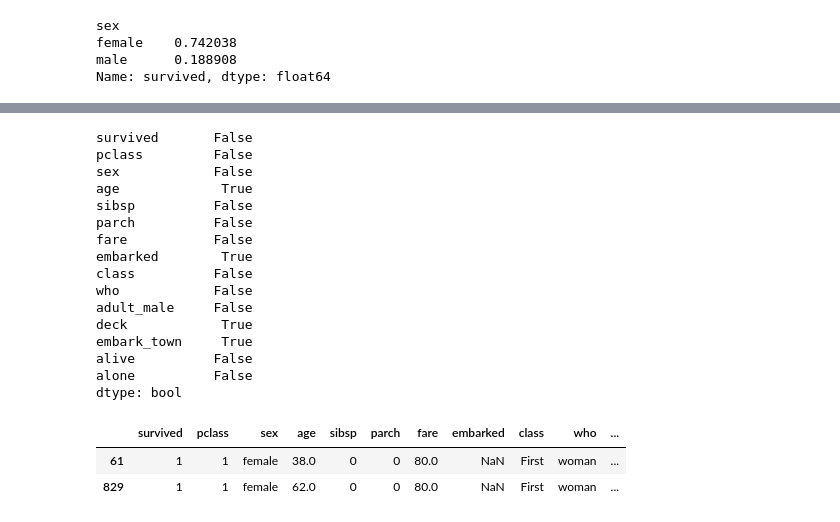
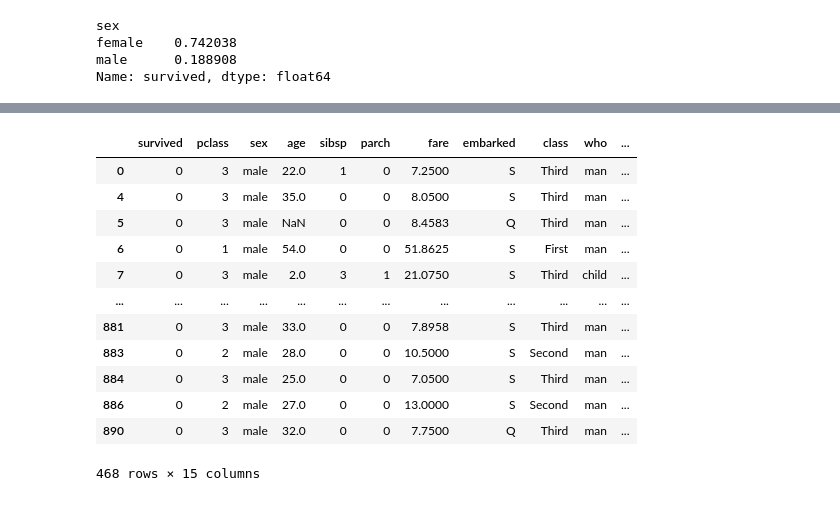
Before and after one commit to imabiodun/py, a Jupyter notebook: titanic_first_work.ipynb, the cells around one changed output, grey strips where cells are left out. Saved outputs shown, nothing was run; the diff lists cells and outputs as text; code cells hidden in the pictures.

```diff
--- a/titanic_first_work.ipynb
+++ b/titanic_first_work.ipynb
@@ -50,25 +50,0 @@ titanic.pivot_table('survived','embark_town','sex')
-# %%
-titanic.isnull().any()
-# %% [output]
-survived       False
-pclass         False
-sex            False
-age             True
-sibsp          False
-parch          False
-fare           False
-embarked        True
-class          False
-who            False
-adult_male     False
-deck            True
-embark_town     True
-alive          False
-alone          False
-dtype: bool
-# %%
-titanic[titanic.embark_town.isnull()]
-# %% [output]
-|  | survived | pclass | sex | age | sibsp | parch | fare | embarked | class | who | ... |
-| 61 | 1 | 1 | female | 38.0 | 0 | 0 | 80.0 | NaN | First | woman | ... |
-| 829 | 1 | 1 | female | 62.0 | 0 | 0 | 80.0 | NaN | First | woman | ... |
@@ -76,0 +51,16 @@ survived_tag={'female':1,'male':2}
+# %%
+titanic.loc[(titanic['sex']=='male')&(titanic['survived']==0)]
+# %% [output]
+|  | survived | pclass | sex | age | sibsp | parch | fare | embarked | class | who | ... |
+| 0 | 0 | 3 | male | 22.0 | 1 | 0 | 7.2500 | S | Third | man | ... |
+| 4 | 0 | 3 | male | 35.0 | 0 | 0 | 8.0500 | S | Third | man | ... |
+| 5 | 0 | 3 | male | NaN | 0 | 0 | 8.4583 | Q | Third | man | ... |
+| 6 | 0 | 1 | male | 54.0 | 0 | 0 | 51.8625 | S | First | man | ... |
+| 7 | 0 | 3 | male | 2.0 | 3 | 1 | 21.0750 | S | Third | child | ... |
+| ... | ... | ... | ... | ... | ... | ... | ... | ... | ... | ... | ... |
+| 881 | 0 | 3 | male | 33.0 | 0 | 0 | 7.8958 | S | Third | man | ... |
+| 883 | 0 | 2 | male | 28.0 | 0 | 0 | 10.5000 | S | Second | man | ... |
+| 884 | 0 | 3 | male | 25.0 | 0 | 0 | 7.0500 | S | Third | man | ... |
+| 886 | 0 | 2 | male | 27.0 | 0 | 0 | 13.0000 | S | Second | man | ... |
+| 890 | 0 | 3 | male | 32.0 | 0 | 0 | 7.7500 | Q | Third | man | ... |
+468 rows × 15 columns
```
Also changed, not shown: parts of 17 cells of this notebook.
